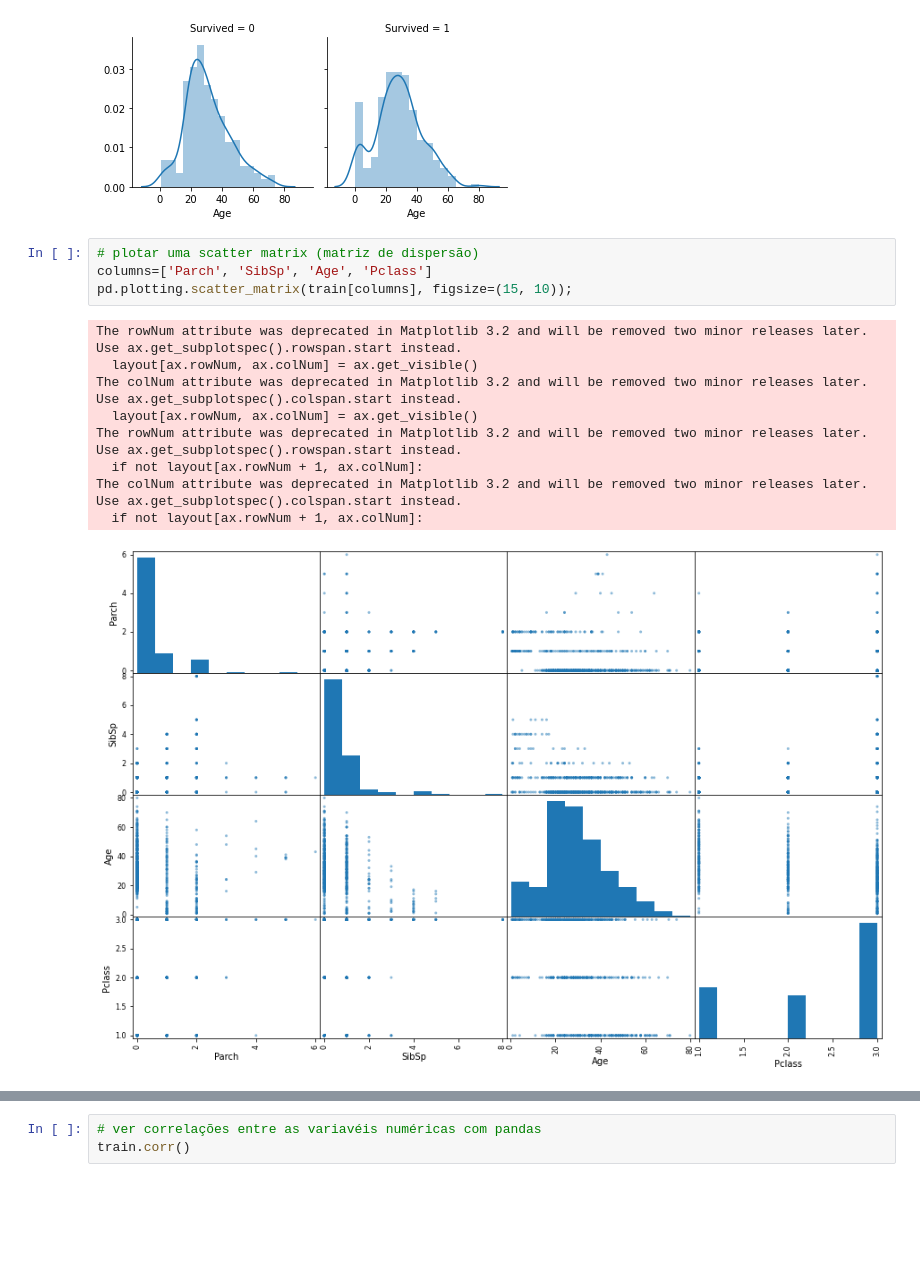
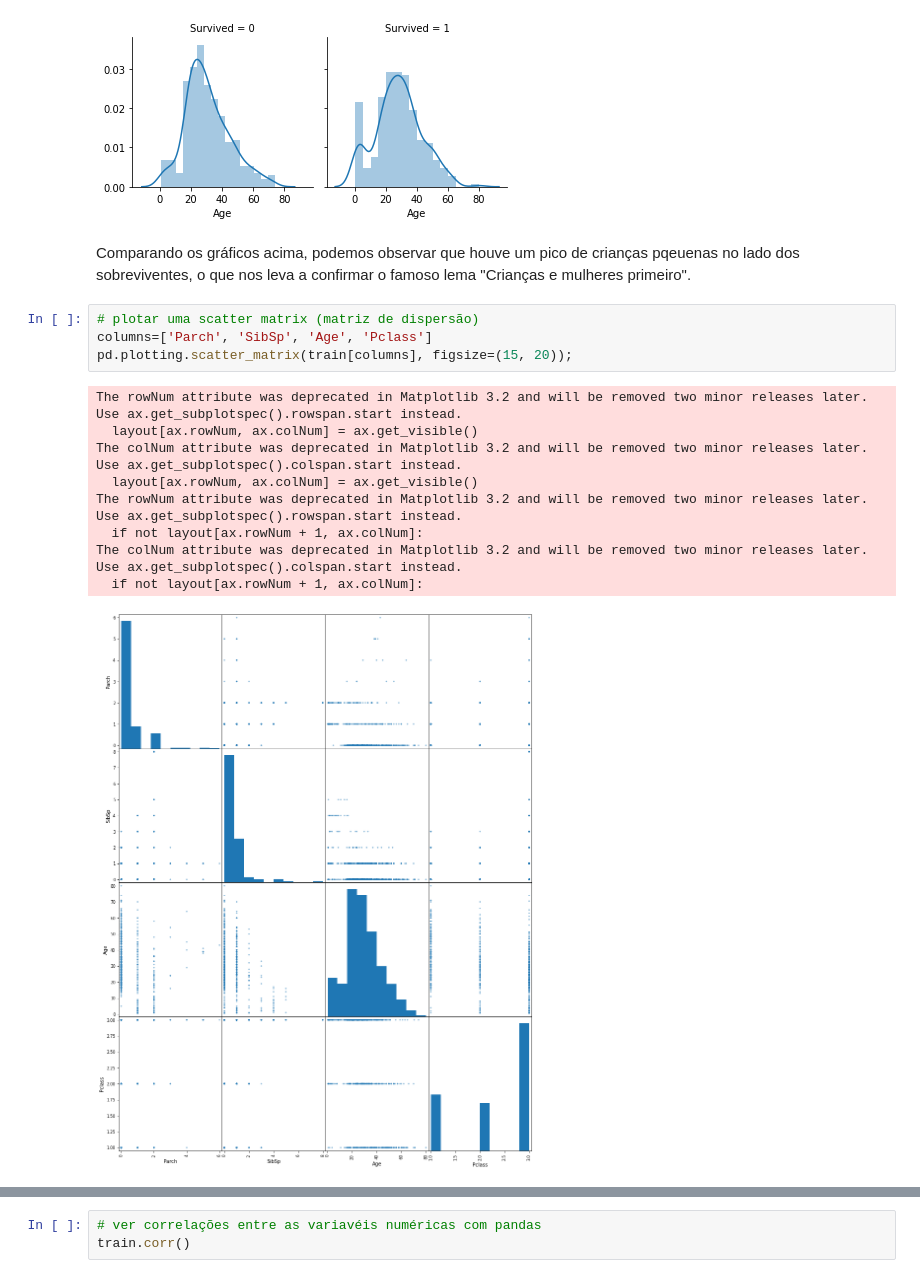
Before and after one commit to byronkamal/data_science, a Jupyter notebook: Titanic/titanic.ipynb, the cells around one changed output, grey strips where cells are left out. Drawn from its saved outputs; the diff is of its cells as text; blank space fills up the shorter version.

```diff
--- a/Titanic/titanic.ipynb
+++ b/Titanic/titanic.ipynb
@@ -202,17 +216,19 @@ age_survived.map(sns.distplot, 'Age')
 # %% [output]
 <seaborn.axisgrid.FacetGrid at 0x...>
 [figure]
+# %% [markdown]
+Comparando os gráficos acima, podemos observar que houve um pico de crianças pqeuenas no lado dos sobreviventes, o que nos leva a confirmar o famoso lema "Crianças e mulheres primeiro".
 # %%
 # plotar uma scatter matrix (matriz de dispersão)
 columns=['Parch', 'SibSp', 'Age', 'Pclass']
-pd.plotting.scatter_matrix(train[columns], figsize=(15, 10));
+pd.plotting.scatter_matrix(train[columns], figsize=(15, 20));
 # %% [output]
 The rowNum attribute was deprecated in Matplotlib 3.2 and will be removed two minor releases later. Use ax.get_subplotspec().rowspan.start instead.
   layout[ax.rowNum, ax.colNum] = ax.get_visible()
 The colNum attribute was deprecated in Matplotlib 3.2 and will be removed two minor releases later. Use ax.get_subplotspec().colspan.start instead.
   layout[ax.rowNum, ax.colNum] = ax.get_visible()
 The rowNum attribute was deprecated in Matplotlib 3.2 and will be removed two minor releases later. Use ax.get_subplotspec().rowspan.start instead.
   if not layout[ax.rowNum + 1, ax.colNum]:
 The colNum attribute was deprecated in Matplotlib 3.2 and will be removed two minor releases later. Use ax.get_subplotspec().colspan.start instead.
   if not layout[ax.rowNum + 1, ax.colNum]:
-[figure, old version]
+[figure, new version]
```
Also changed, not shown: parts of 15 cells of this notebook.
